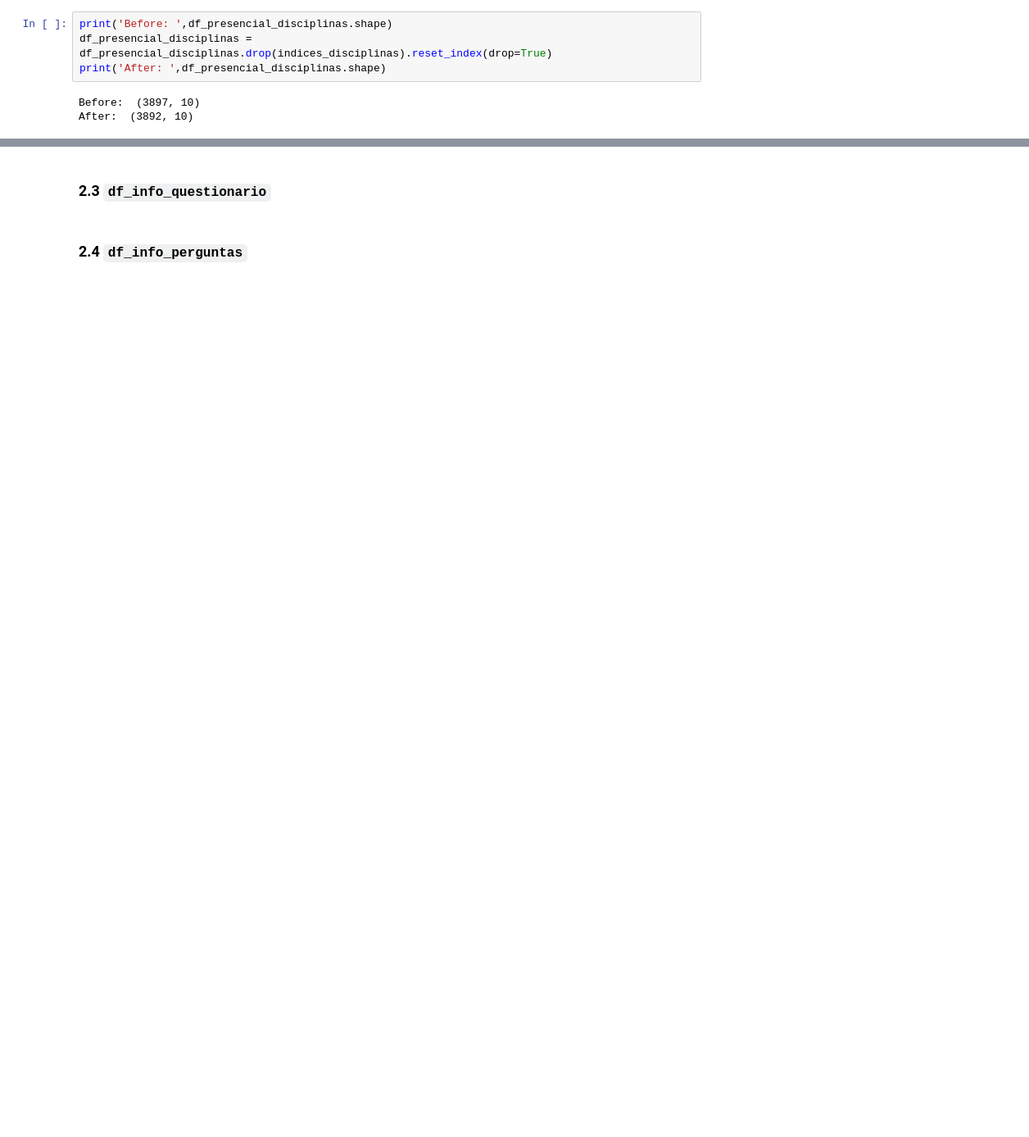
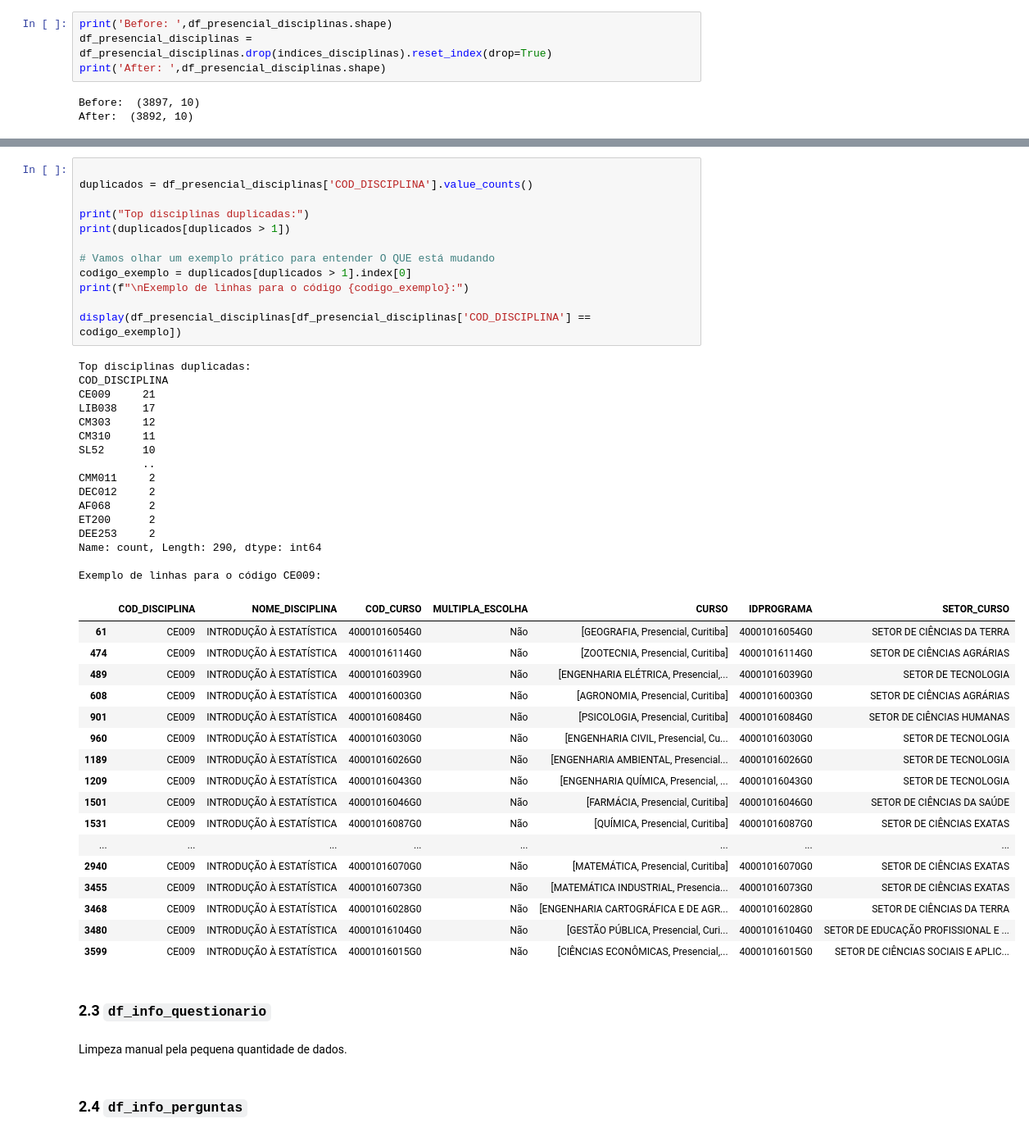
Before and after one commit to IronZiiz/Hackathon_mathmorphosis, a Jupyter notebook: data/processed/Presencial2025/preprocessing_dados_presencial.ipynb, the cells around one changed output, grey strips where cells are left out. Shown at 82% size. Drawn from its saved outputs; the diff is of its cells as text; blank space fills up the shorter version.

```diff
--- a/data/processed/Presencial2025/preprocessing_dados_presencial.ipynb
+++ b/data/processed/Presencial2025/preprocessing_dados_presencial.ipynb
@@ -133,4 +148,52 @@ After:  (3892, 10)
+# %%
+
+duplicados = df_presencial_disciplinas['COD_DISCIPLINA'].value_counts()
+
+print("Top disciplinas duplicadas:")
+print(duplicados[duplicados > 1])
+
+# Vamos olhar um exemplo prático para entender O QUE está mudando
+codigo_exemplo = duplicados[duplicados > 1].index[0]
+print(f"\nExemplo de linhas para o código {codigo_exemplo}:")
+
+display(df_presencial_disciplinas[df_presencial_disciplinas['COD_DISCIPLINA'] == codigo_exemplo])
+# %% [output]
+Top disciplinas duplicadas:
+COD_DISCIPLINA
+CE009     21
+LIB038    17
+CM303     12
+CM310     11
+SL52      10
+          ..
+CMM011     2
+DEC012     2
+AF068      2
+ET200      2
+DEE253     2
+Name: count, Length: 290, dtype: int64
+
+Exemplo de linhas para o código CE009:
+|  | COD_DISCIPLINA | NOME_DISCIPLINA | COD_CURSO | MULTIPLA_ESCOLHA | CURSO | IDPROGRAMA | SETOR_CURSO |
+| 61 | CE009 | INTRODUÇÃO À ESTATÍSTICA | 40001016054G0 | Não | [GEOGRAFIA, Presencial, Curitiba] | 40001016054G0 | SETOR DE CIÊNCIAS DA TERRA |
+| 474 | CE009 | INTRODUÇÃO À ESTATÍSTICA | 40001016114G0 | Não | [ZOOTECNIA, Presencial, Curitiba] | 40001016114G0 | SETOR DE CIÊNCIAS AGRÁRIAS |
+| 489 | CE009 | INTRODUÇÃO À ESTATÍSTICA | 40001016039G0 | Não | [ENGENHARIA ELÉTRICA, Presencial,... | 40001016039G0 | SETOR DE TECNOLOGIA |
+| 608 | CE009 | INTRODUÇÃO À ESTATÍSTICA | 40001016003G0 | Não | [AGRONOMIA, Presencial, Curitiba] | 40001016003G0 | SETOR DE CIÊNCIAS AGRÁRIAS |
+| 901 | CE009 | INTRODUÇÃO À ESTATÍSTICA | 40001016084G0 | Não | [PSICOLOGIA, Presencial, Curitiba] | 40001016084G0 | SETOR DE CIÊNCIAS HUMANAS |
+| 960 | CE009 | INTRODUÇÃO À ESTATÍSTICA | 40001016030G0 | Não | [ENGENHARIA CIVIL, Presencial, Cu... | 40001016030G0 | SETOR DE TECNOLOGIA |
+| 1189 | CE009 | INTRODUÇÃO À ESTATÍSTICA | 40001016026G0 | Não | [ENGENHARIA AMBIENTAL, Presencial... | 40001016026G0 | SETOR DE TECNOLOGIA |
+| 1209 | CE009 | INTRODUÇÃO À ESTATÍSTICA | 40001016043G0 | Não | [ENGENHARIA QUÍMICA, Presencial, ... | 40001016043G0 | SETOR DE TECNOLOGIA |
+| 1501 | CE009 | INTRODUÇÃO À ESTATÍSTICA | 40001016046G0 | Não | [FARMÁCIA, Presencial, Curitiba] | 40001016046G0 | SETOR DE CIÊNCIAS DA SAÚDE |
+| 1531 | CE009 | INTRODUÇÃO À ESTATÍSTICA | 40001016087G0 | Não | [QUÍMICA, Presencial, Curitiba] | 40001016087G0 | SETOR DE CIÊNCIAS EXATAS |
+| ... | ... | ... | ... | ... | ... | ... | ... |
+| 2940 | CE009 | INTRODUÇÃO À ESTATÍSTICA | 40001016070G0 | Não | [MATEMÁTICA, Presencial, Curitiba] | 40001016070G0 | SETOR DE CIÊNCIAS EXATAS |
+| 3455 | CE009 | INTRODUÇÃO À ESTATÍSTICA | 40001016073G0 | Não | [MATEMÁTICA INDUSTRIAL, Presencia... | 40001016073G0 | SETOR DE CIÊNCIAS EXATAS |
+| 3468 | CE009 | INTRODUÇÃO À ESTATÍSTICA | 40001016028G0 | Não | [ENGENHARIA CARTOGRÁFICA E DE AGR... | 40001016028G0 | SETOR DE CIÊNCIAS DA TERRA |
+| 3480 | CE009 | INTRODUÇÃO À ESTATÍSTICA | 40001016104G0 | Não | [GESTÃO PÚBLICA, Presencial, Curi... | 40001016104G0 | SETOR DE EDUCAÇÃO PROFISSIONAL E ... |
+| 3599 | CE009 | INTRODUÇÃO À ESTATÍSTICA | 40001016015G0 | Não | [CIÊNCIAS ECONÔMICAS, Presencial,... | 40001016015G0 | SETOR DE CIÊNCIAS SOCIAIS E APLIC... |
 # %% [markdown]
 ### 2.3 `df_info_questionario`
+# %% [markdown]
+Limpeza manual pela pequena quantidade de dados.
 # %% [markdown]
 ### 2.4 `df_info_perguntas`
```
Also changed, not shown: parts of 13 cells of this notebook.
